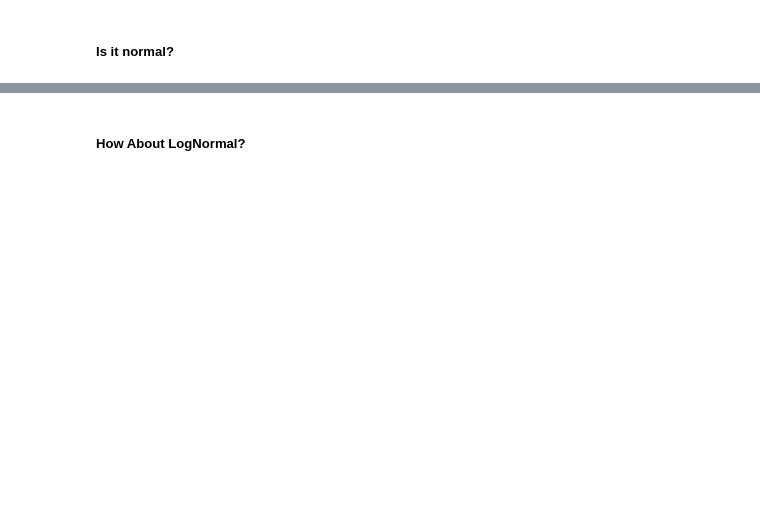
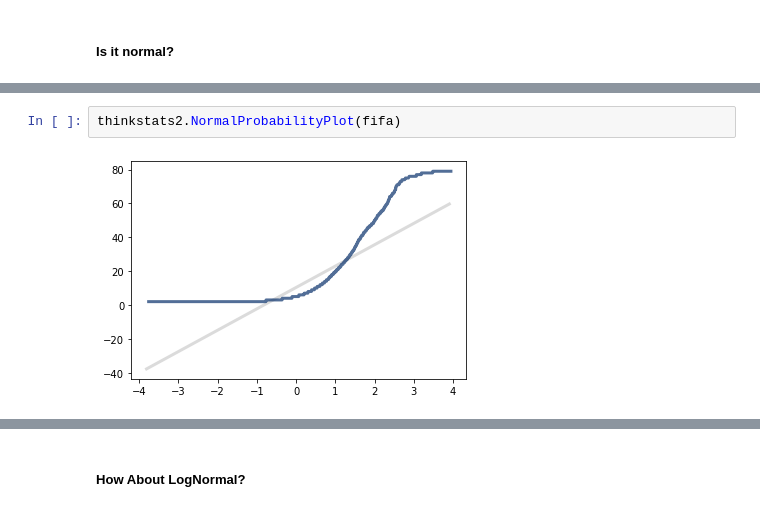
Before and after one commit to Asdukey/Basic_Stats_in_Python_Student_Workbooks, a Jupyter notebook: 008_Analytical_Dist.ipynb, the cells around one changed output, grey strips where cells are left out. Saved outputs shown, nothing was run; the diff lists cells and outputs as text; blank space fills up the shorter version.

```diff
--- a/008_Analytical_Dist.ipynb
+++ b/008_Analytical_Dist.ipynb
@@ -481,0 +495,4 @@ Name: Wage, dtype: float64
+# %%
+thinkstats2.NormalProbabilityPlot(fifa)
+# %% [output]
+[figure, added]
```
Also changed, not shown: parts of 27 cells of this notebook, 1 other file.
